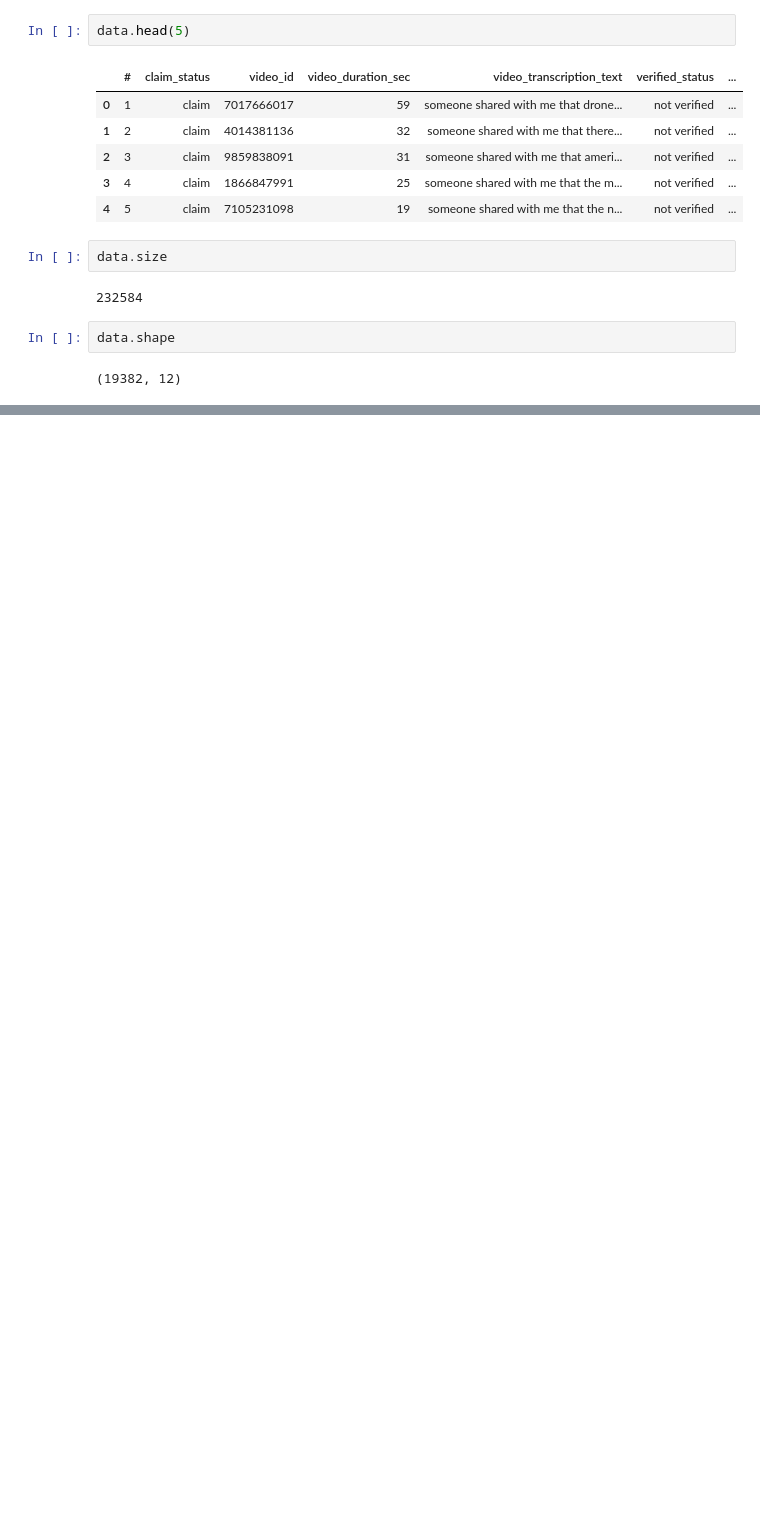
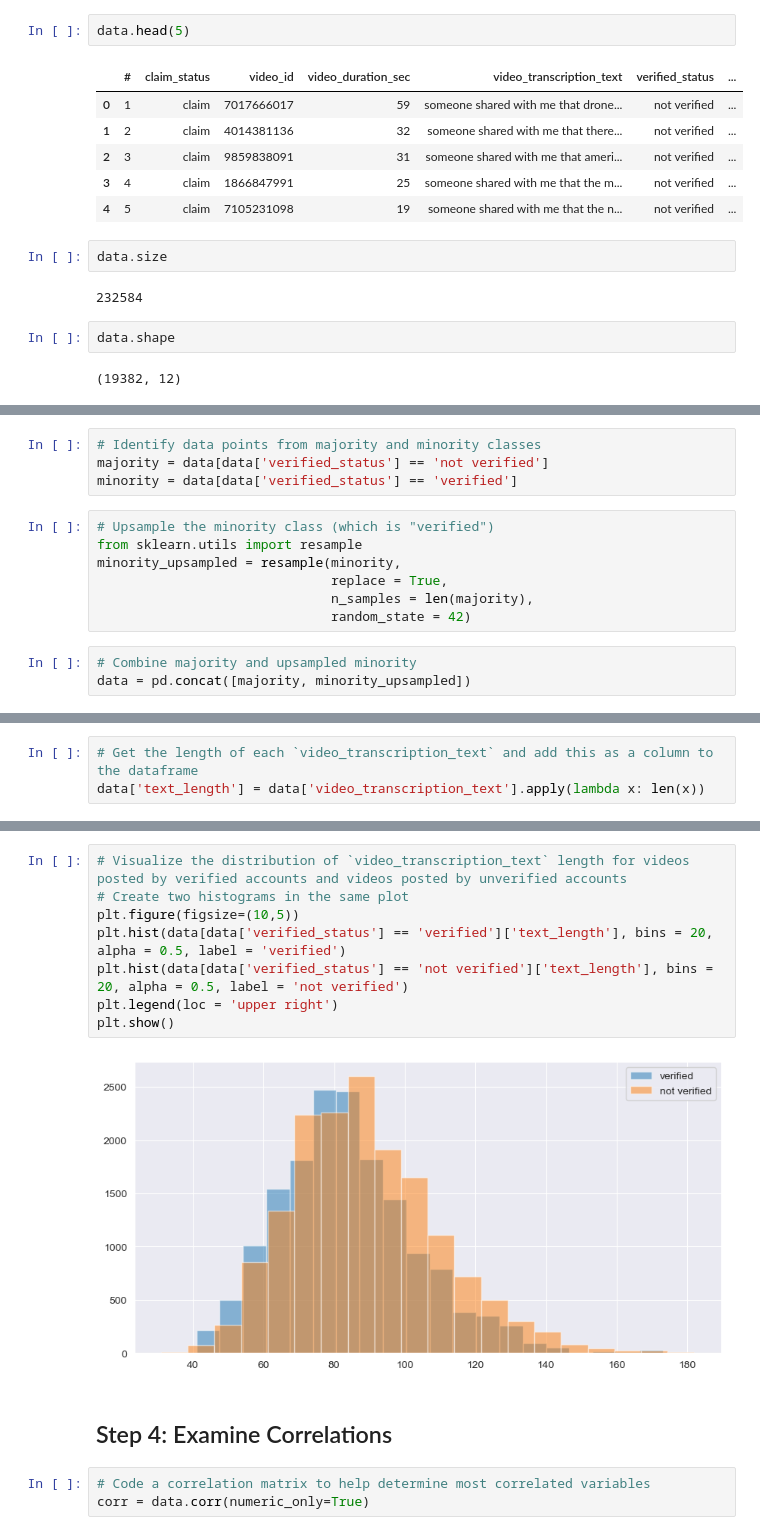
Before and after one commit to Artuk009/Case-Studies, a Jupyter notebook: GoogleAdvancedDataAnalytics/TikTok/case_study.ipynb, the cells around one changed output, grey strips where cells are left out. Saved outputs shown, nothing was run; the diff lists cells and outputs as text; blank space fills up the shorter version.

```diff
--- a/GoogleAdvancedDataAnalytics/TikTok/case_study.ipynb
+++ b/GoogleAdvancedDataAnalytics/TikTok/case_study.ipynb
@@ -278,0 +166,14 @@ plt.show()
+# %%
+# Identify data points from majority and minority classes
+majority = data[data['verified_status'] == 'not verified']
+minority = data[data['verified_status'] == 'verified']
+# %%
+# Upsample the minority class (which is "verified")
+from sklearn.utils import resample
+minority_upsampled = resample(minority,
+                              replace = True,
+                              n_samples = len(majority),
+                              random_state = 42)
+# %%
+# Combine majority and upsampled minority
+data = pd.concat([majority, minority_upsampled])
@@ -278,0 +195,3 @@ plt.show()
+# %%
+# Get the length of each `video_transcription_text` and add this as a column to the dataframe
+data['text_length'] = data['video_transcription_text'].apply(lambda x: len(x))
@@ -278,0 +208,15 @@ plt.show()
+# %%
+# Visualize the distribution of `video_transcription_text` length for videos posted by verified accounts and videos posted by unverified accounts
+# Create two histograms in the same plot
+plt.figure(figsize=(10,5))
+plt.hist(data[data['verified_status'] == 'verified']['text_length'], bins = 20, alpha = 0.5, label = 'verified')
+plt.hist(data[data['verified_status'] == 'not verified']['text_length'], bins = 20, alpha = 0.5, label = 'not verified')
+plt.legend(loc = 'upper right')
+plt.show()
+# %% [output]
+[figure, added]
+# %% [markdown]
+## Step 4: Examine Correlations
+# %%
+# Code a correlation matrix to help determine most correlated variables
+corr = data.corr(numeric_only=True)
```
Also changed, not shown: parts of 92 cells of this notebook, 3 other files.
